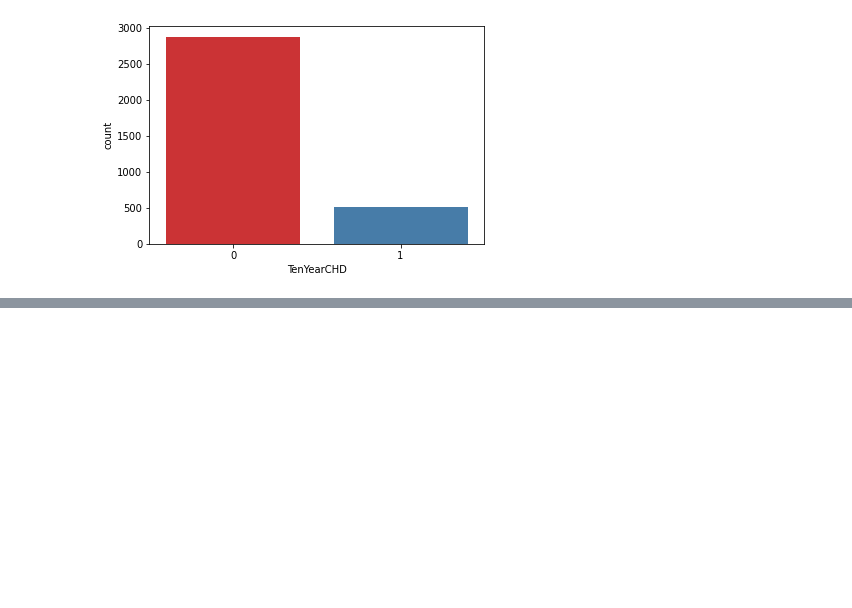
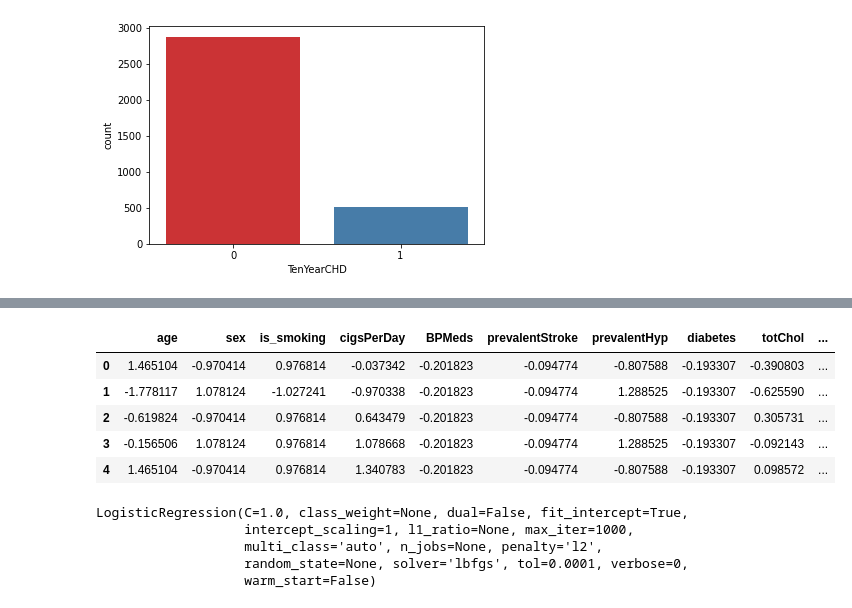
Before and after one commit to SuhasTantri/Cardiovascular-Classification, a Jupyter notebook: Suhas_Cardiovascular_prediction_project.ipynb, the cells around one changed output, grey strips where cells are left out. Saved outputs shown, nothing was run; the diff lists cells and outputs as text; code cells hidden in the pictures; blank space fills up the shorter version.

```diff
--- a/Suhas_Cardiovascular_prediction_project.ipynb
+++ b/Suhas_Cardiovascular_prediction_project.ipynb
@@ -233,0 +263,2 @@ sns.countplot(x='TenYearCHD',data=df,palette='Set1')
+# %%
+newdf.pop(item='TenYearCHD')
@@ -233,0 +278,17 @@ sns.countplot(x='TenYearCHD',data=df,palette='Set1')
+# %%
+from sklearn.preprocessing import StandardScaler
+ss=StandardScaler()
+# %%
+df=ss.fit_transform(newdf)
+df=pd.DataFrame(df,columns=['age','sex', 'is_smoking', 'cigsPerDay', 'BPMeds', 'prevalentStroke','prevalentHyp', 'diabetes', 'totChol', 'sysBP', 'diaBP', 'BMI','heartRate', 'glucose'])
+# %%
+df['TenYearCHD']=y
+# %%
+df.head()
+# %% [output]
+|  | age | sex | is_smoking | cigsPerDay | BPMeds | prevalentStroke | prevalentHyp | diabetes | totChol | ... |
+| 0 | 1.465104 | -0.970414 | 0.976814 | -0.037342 | -0.201823 | -0.094774 | -0.807588 | -0.193307 | -0.390803 | ... |
+| 1 | -1.778117 | 1.078124 | -1.027241 | -0.970338 | -0.201823 | -0.094774 | 1.288525 | -0.193307 | -0.625590 | ... |
+| 2 | -0.619824 | -0.970414 | 0.976814 | 0.643479 | -0.201823 | -0.094774 | -0.807588 | -0.193307 | 0.305731 | ... |
+| 3 | -0.156506 | 1.078124 | 0.976814 | 1.078668 | -0.201823 | -0.094774 | 1.288525 | -0.193307 | -0.092143 | ... |
+| 4 | 1.465104 | -0.970414 | 0.976814 | 1.340783 | -0.201823 | -0.094774 | -0.807588 | -0.193307 | 0.098572 | ... |
@@ -233,0 +301,11 @@ sns.countplot(x='TenYearCHD',data=df,palette='Set1')
+# %%
+from sklearn.linear_model import LogisticRegression
+
+clf = LogisticRegression(fit_intercept=True, max_iter=1000)
+clf.fit(x_train, y_train)
+# %% [output]
+LogisticRegression(C=1.0, class_weight=None, dual=False, fit_intercept=True,
+                   intercept_scaling=1, l1_ratio=None, max_iter=1000,
+                   multi_class='auto', n_jobs=None, penalty='l2',
+                   random_state=None, solver='lbfgs', tol=0.0001, verbose=0,
+                   warm_start=False)
```
Also changed, not shown: parts of 22 cells of this notebook.
